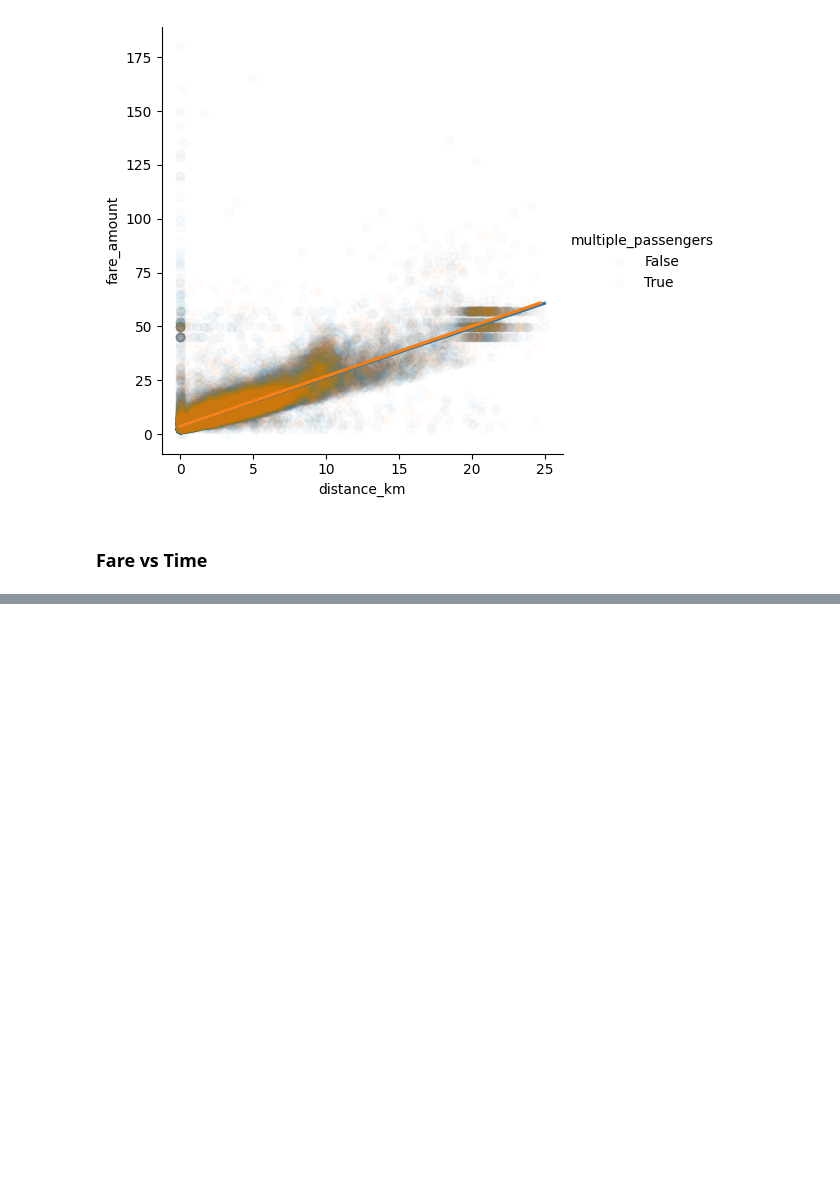
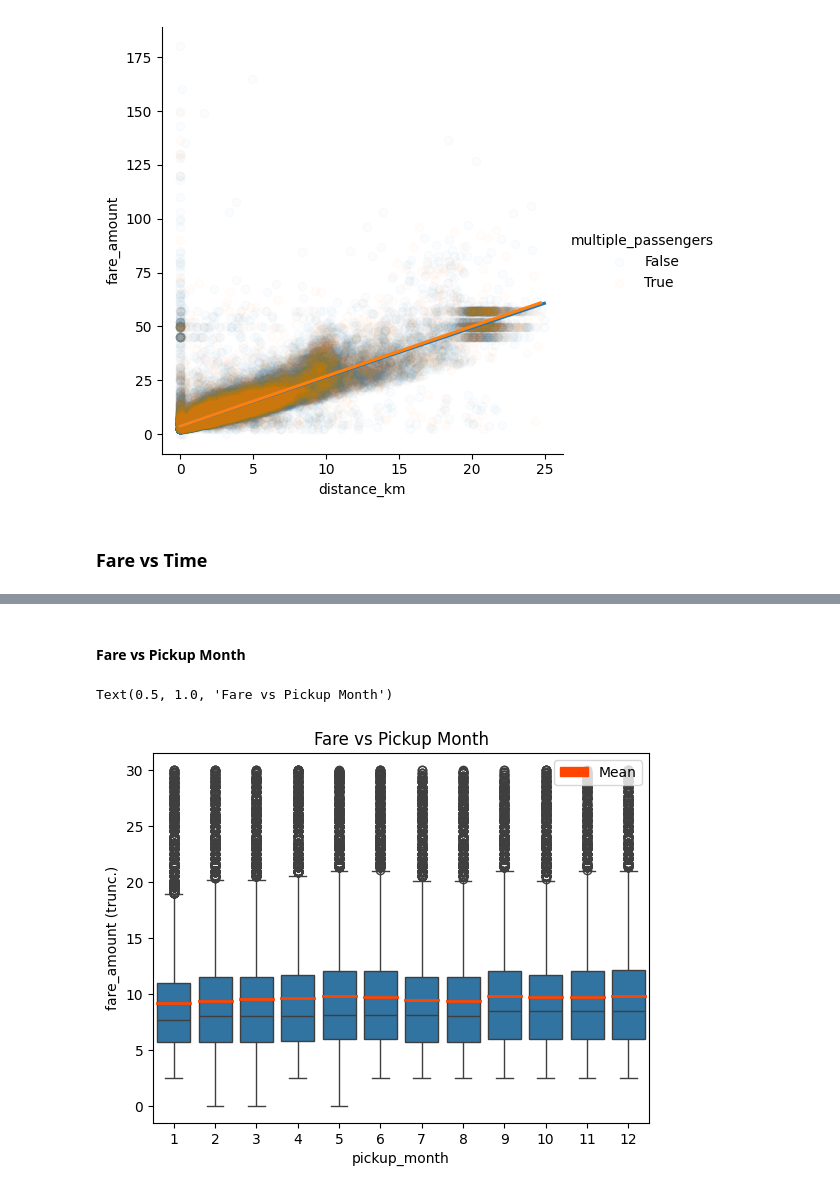
Before and after one commit to ahealion1/Data-Science-Projects, a Jupyter notebook: TaxiFarePrediction/taxi-fare-prediction.ipynb, the cells around one changed output, grey strips where cells are left out. Drawn from its saved outputs; the diff is of its cells as text; code cells hidden in the pictures; blank space fills up the shorter version.

```diff
--- a/TaxiFarePrediction/taxi-fare-prediction.ipynb
+++ b/TaxiFarePrediction/taxi-fare-prediction.ipynb
@@ -345,0 +372,10 @@ sns.barplot(data=taxi.groupby(taxi_hr)['fare_amount'].mean())
+# %% [markdown]
+#### Fare vs Pickup Month
+# %%
+fare_month_box = sns.boxplot(data=taxi.loc[taxi['fare_amount'] <= 30], x='pickup_month', y='fare_amount', showmeans=True, meanline=True, meanprops={'linestyle':'-', 'linewidth':2, 'color':'orangered'})
+fare_month_box.set_ylabel(f'{fare_month_box.get_ylabel()} (trunc.)')
+plt.legend(handles=[mpatches.Patch(color='orangered', label='Mean')], loc='upper right')
+plt.title('Fare vs Pickup Month')
+# %% [output]
+Text(0.5, 1.0, 'Fare vs Pickup Month')
+[figure, added]
```
Also changed, not shown: parts of 17 cells of this notebook.
